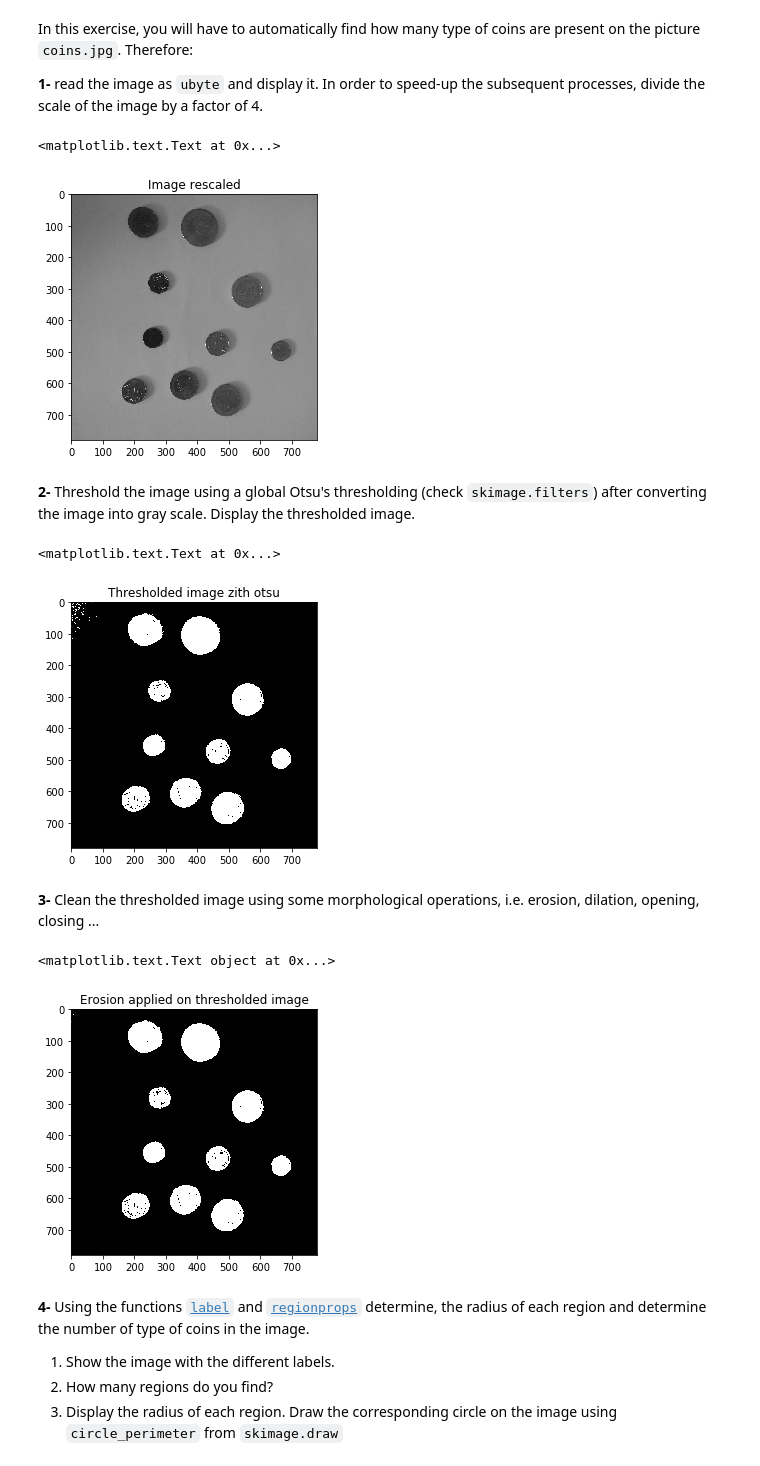
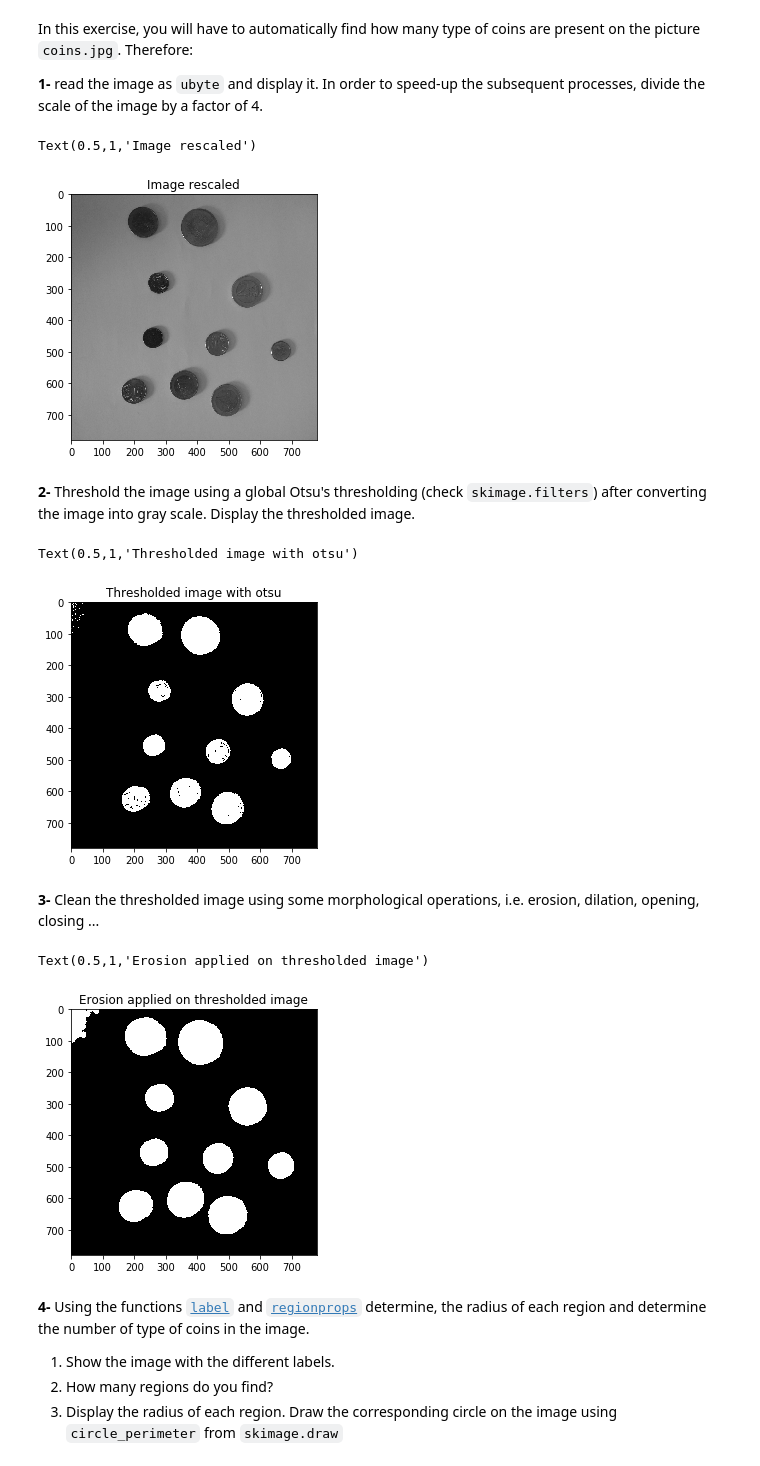
Before and after one commit to faridba/B31XB-IIP-TP-1718, a Jupyter notebook: 5-morpho-segmentation/5-morpho-segmentation.ipynb, the cells around one changed output. Saved outputs shown, nothing was run; the diff lists cells and outputs as text; code cells hidden in the pictures.

```diff
--- a/5-morpho-segmentation/5-morpho-segmentation.ipynb
+++ b/5-morpho-segmentation/5-morpho-segmentation.ipynb
@@ -109,12 +115,13 @@ Therefore:
 # %%
 img_path = './images/'
 img_name = 'coins.jpg'
-image = rescale(img_as_ubyte(io.imread(img_path.__add__(img_name))),.25)
+image = img_as_ubyte(io.imread(img_path.__add__(img_name)))
+image = misc.imresize (image , 25 , interp="bicubic" )
 image = rgb2gray(image)
 io.imshow(image)
 plt.title('Image rescaled')
 # %% [output]
-<matplotlib.text.Text at 0x...>
+Text(0.5,1,'Image rescaled')
 [figure]
 # %% [markdown]
 **2-** Threshold the image using a global Otsu's thresholding (check `skimage.filters`) after converting the image into gray scale. Display the thresholded image.
@@ -124,17 +131,17 @@ binary = image <= thresh
 io.imshow(binary)
 plt.title('Thresholded image with otsu')
 # %% [output]
-<matplotlib.text.Text at 0x...>
+Text(0.5,1,'Thresholded image with otsu')
-[figure, old version]
+[figure, new version]
 # %% [markdown]
 **3-** Clean the  thresholded image using some morphological operations, i.e. erosion, dilation, opening, closing ...
 # %%
-image_opening = opening(binary)
+image_opening = dilation(binary,disk(10))
 io.imshow(image_opening)
 plt.title('Erosion applied on thresholded image')
 # %% [output]
-<matplotlib.text.Text object at 0x...>
+Text(0.5,1,'Erosion applied on thresholded image')
-[figure, old version]
+[figure, new version]
 # %% [markdown]
 **4-** Using the functions [`label`](http://scikit-image.org/docs/stable/api/skimage.measure.html#skimage.measure.label) and [`regionprops`](http://scikit-image.org/docs/stable/api/skimage.measure.html#skimage.measure.regionprops) determine, the radius of each region and determine the number of type of coins in the image.
 
```
Also changed, not shown: parts of 11 cells of this notebook.
